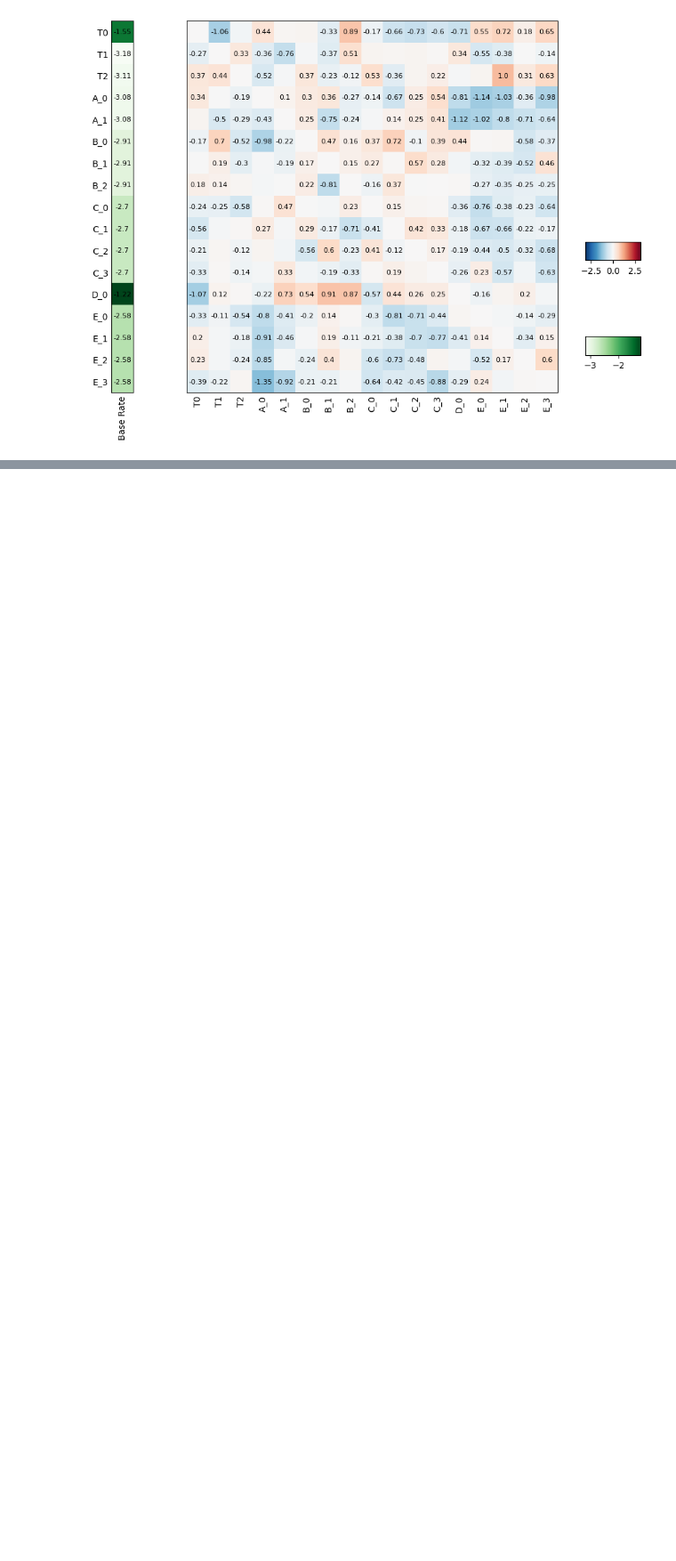
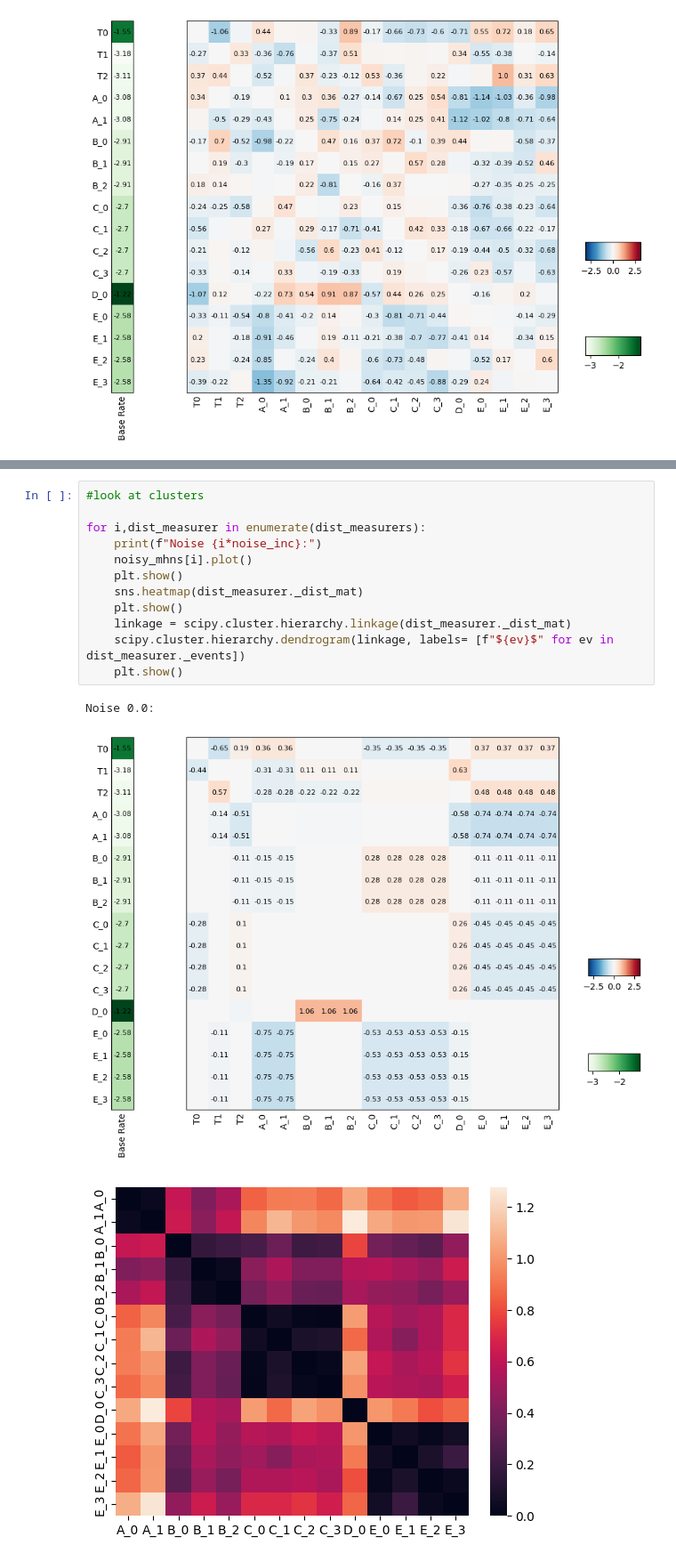
Before and after one commit to MichaelBonart/BachelorThesis, a Jupyter notebook: src/noise_trend.ipynb, the cells around one changed output, grey strips where cells are left out. Shown at 89% size. Cells and saved outputs as stored; diff of their text form; blank space fills up the shorter version.

Commit message:
clustering trends with noise

```diff
--- a/src/noise_trend.ipynb
+++ b/src/noise_trend.ipynb
@@ -71,0 +89,16 @@ KeyboardInterrupt:
+# %%
+#look at clusters
+
+for i,dist_measurer in enumerate(dist_measurers):
+    print(f"Noise {i*noise_inc}:")
+    noisy_mhns[i].plot()
+    plt.show()
+    sns.heatmap(dist_measurer._dist_mat)
+    plt.show()
+    linkage = scipy.cluster.hierarchy.linkage(dist_measurer._dist_mat)
+    scipy.cluster.hierarchy.dendrogram(linkage, labels= [f"${ev}$" for ev in dist_measurer._events])
+    plt.show()
+# %% [output]
+Noise 0.0:
+[figure, added]
+[figure, added]
```
Also changed, not shown: parts of 3 cells of this notebook.
